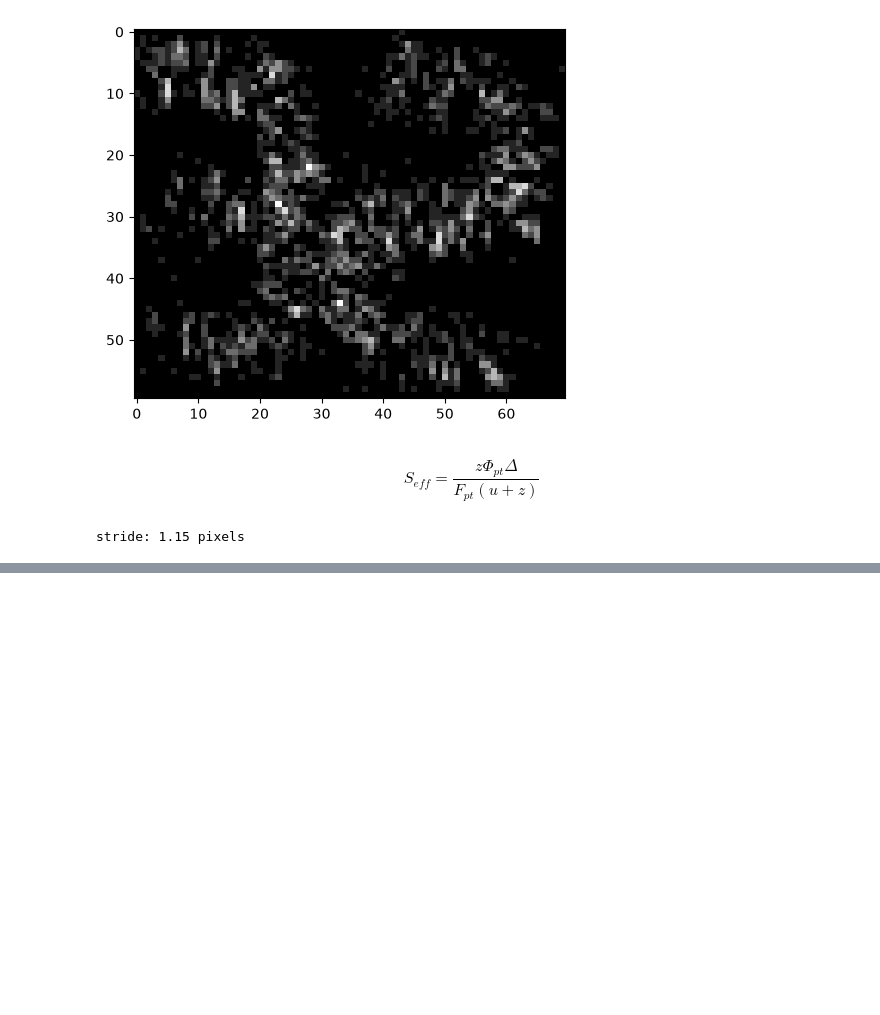
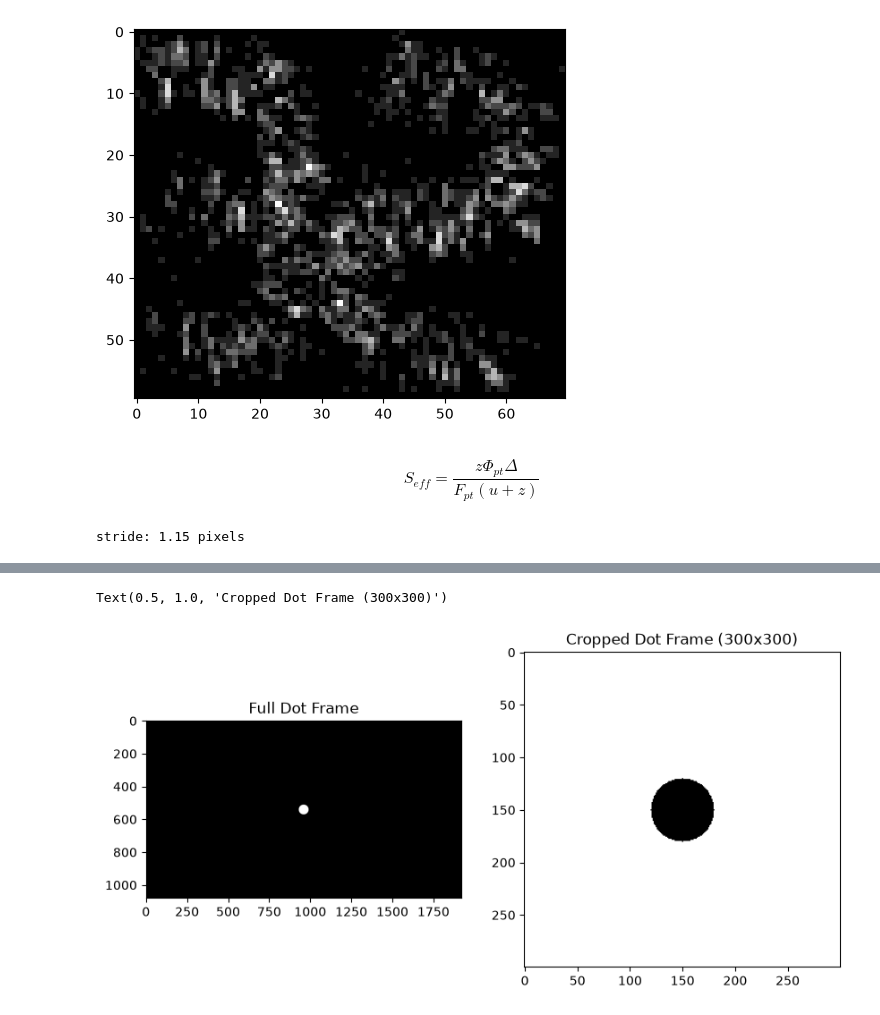
Before and after one commit to importly/dmdcontrol, a Jupyter notebook: timestamps.ipynb, the cells around one changed output, grey strips where cells are left out. Saved outputs shown, nothing was run; the diff lists cells and outputs as text; code cells hidden in the pictures; blank space fills up the shorter version.

```diff
--- a/timestamps.ipynb
+++ b/timestamps.ipynb
@@ -101,0 +194,19 @@ stride: 1.15 pixels
+# %%
+k_full = generate_dot_frame(radius=30, shape='circle')[:,:,0]
+# k_full = pos_img(k_full)
+k_full = pack_static_frames_old(k_full, batch_size=1, pos=False)
+k = generate_dot_frame(width=300, height=300, radius=30, shape='circle')[:,:,0].astype(np.int16)
+k = ((k/k.max())*2) - 1
+k_pos = neg_img(k)
+
+#plot side by side
+plt.figure(figsize=(10, 5))
+plt.subplot(1, 2, 1)
+plt.imshow(k_full, cmap='gray')
+plt.title('Full Dot Frame')
+plt.subplot(1, 2, 2)
+plt.imshow(k_pos, cmap='gray')
+plt.title('Cropped Dot Frame (300x300)')
+# %% [output]
+Text(0.5, 1.0, 'Cropped Dot Frame (300x300)')
+[figure, added]
```
Also changed, not shown: parts of 23 cells of this notebook, 16 other files.
